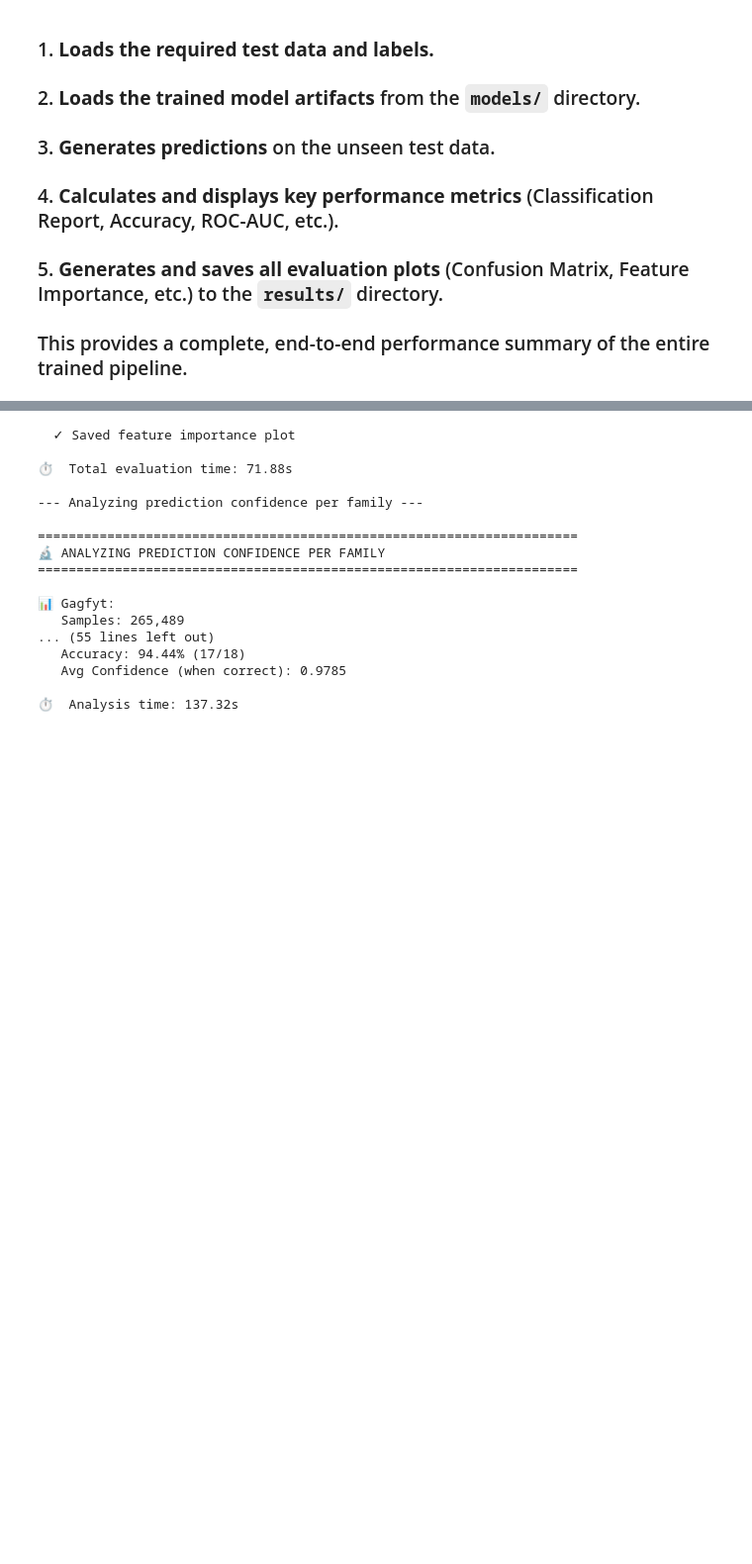
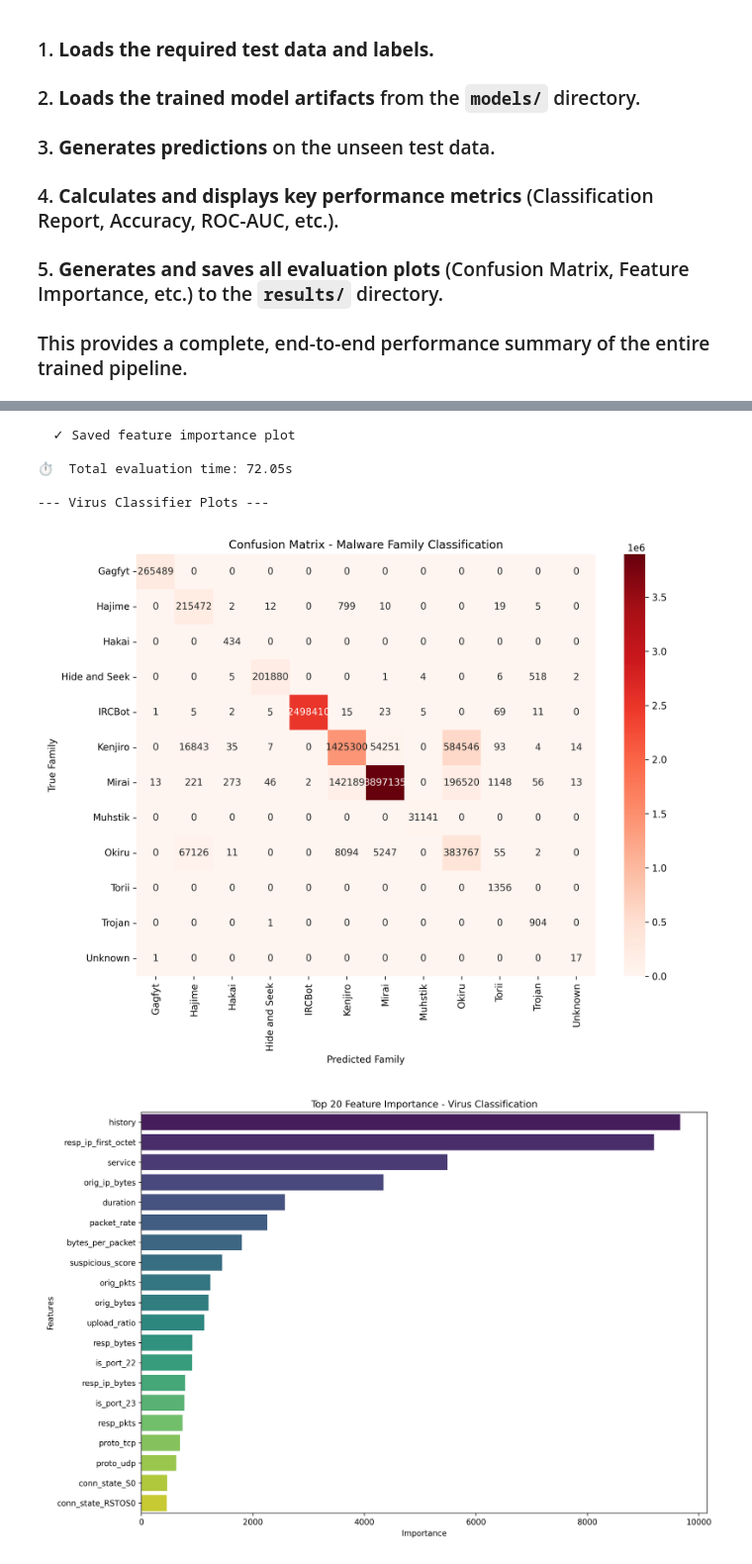
Before and after one commit to sreekargovind27/malaware_analysis, a Jupyter notebook: final_report.ipynb, the cells around one changed output, grey strips where cells are left out. Shown at 99% size. Drawn from its saved outputs; the diff is of its cells as text; code cells hidden in the pictures; blank space fills up the shorter version.

```diff
--- a/final_report.ipynb
+++ b/final_report.ipynb
@@ -244,7 +280,12 @@ Evaluating XGBoost...
 # %%
 # ===================================================================
-# CELL 4: EVALUATE VIRUS FAMILY CLASSIFIER
+# CELL 4: EVALUATE VIRUS FAMILY CLASSIFIER (WITH PLOTS DISPLAYED)
 # ===================================================================
+# Imports needed to display plots in the notebook
+from IPython.display import Image, display
+import matplotlib.pyplot as plt
+import os
+
 print("\n" + "=" * 70)
 print("Evaluating Virus Family Classification Model")
 print("=" * 70)
@@ -259,55 +300,54 @@ try:
     model_path = os.path.join(Config.MODELS_DIR, 'virus_classifier.pkl')
     model_data = joblib.load(model_path)
     virus_classifier.model = model_data['model']
-    virus_classifier.best_params = model_data['params']
+    virus_classifier.best_params = model_data.get('params') # Use .get() for safety
 
     print(f"✓ Model loaded from {model_path}")
+
+    # This will print the report, accuracy, and save the plots
     virus_results = virus_classifier.evaluate(X_test_virus, y_test_virus, le_virus)
 
+    # --- This new section displays the plots that were just saved ---
+    print("\n--- Virus Classifier Plots ---")
+    cm_path = os.path.join(Config.RESULTS_DIR, 'virus_confusion_matrix.png')
+    fi_path = os.path.join(Config.RESULTS_DIR, 'virus_feature_importance.png')
+
+    if os.path.exists(cm_path):
+        display(Image(filename=cm_path))
+    if os.path.exists(fi_path):
+        display(Image(filename=fi_path))
+
+    # --- Run the confidence analysis as before ---
     print("\n--- Analyzing prediction confidence per family ---")
     virus_classifier.analyze_families(X_test_virus, y_test_virus, le_virus)
 
-except FileNotFoundError:
-    print(f"❌ ERROR: Model file not found at {model_path}. Please run virus_classifier.py first.")
-
-# ## 4. Anomaly Detection: Autoencoders
-#
-# Here, we test our unsupervised autoencoder models. The goal is to see how well they distinguish between benign and malicious traffic by measuring reconstruction error. A good model should have a low detection rate for benign traffic (few false positives) and a high detection rate for malicious traffic (high true positives).
+except Exception as e:
+    print(f"❌ ERROR evaluating Virus Classifier: {e}")
 # %% [output]
 ======================================================================
 Evaluating Virus Family Classification Model
 ======================================================================
 
 ======================================================================
 🔧 PREPARING VIRUS CLASSIFICATION DATA
 ======================================================================
 
 📂 Loading MASTER TRAIN set from: data/master_splits/train_set.parquet
 ✓ Loaded 39,999,996 training samples.
 
 📂 Loading MASTER TEST set from: data/master_splits/test_set.parquet
 ... (45 lines left out)
 ──────────────────────────────────────────────────────────────────────
 OVERALL ACCURACY: 0.8922
 ──────────────────────────────────────────────────────────────────────
   ✓ Saved confusion matrix
 Passing `palette` without assigning `hue` is deprecated and will be removed in v0.14.0. Assign the `y` variable to `hue` and set `legend=False` for the same effect.
 
   sns.barplot(x=importance[indices], y=[feature_names[i] for i in indices], palette='viridis')
   ✓ Saved feature importance plot
 
-⏱️  Total evaluation time: 71.88s
+⏱️  Total evaluation time: 72.05s
 
---- Analyzing prediction confidence per family ---
-
-======================================================================
-🔬 ANALYZING PREDICTION CONFIDENCE PER FAMILY
-======================================================================
-
-📊 Gagfyt:
-   Samples: 265,489
-... (55 lines left out)
-   Accuracy: 94.44% (17/18)
-   Avg Confidence (when correct): 0.9785
-
-⏱️  Analysis time: 137.32s
+--- Virus Classifier Plots ---
+[figure, added]
+[figure, added]
```
Also changed, not shown: parts of 7 cells of this notebook, 12 other files.
